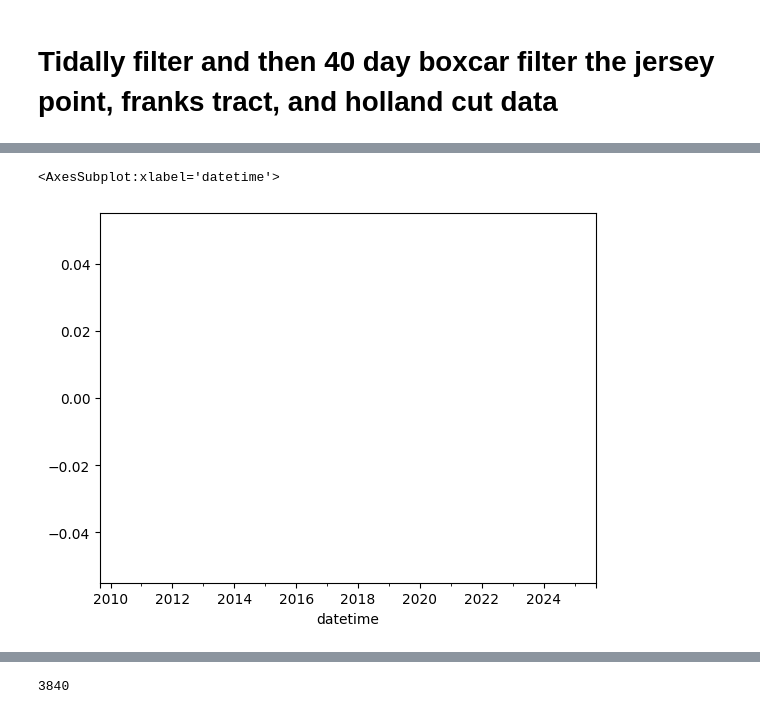
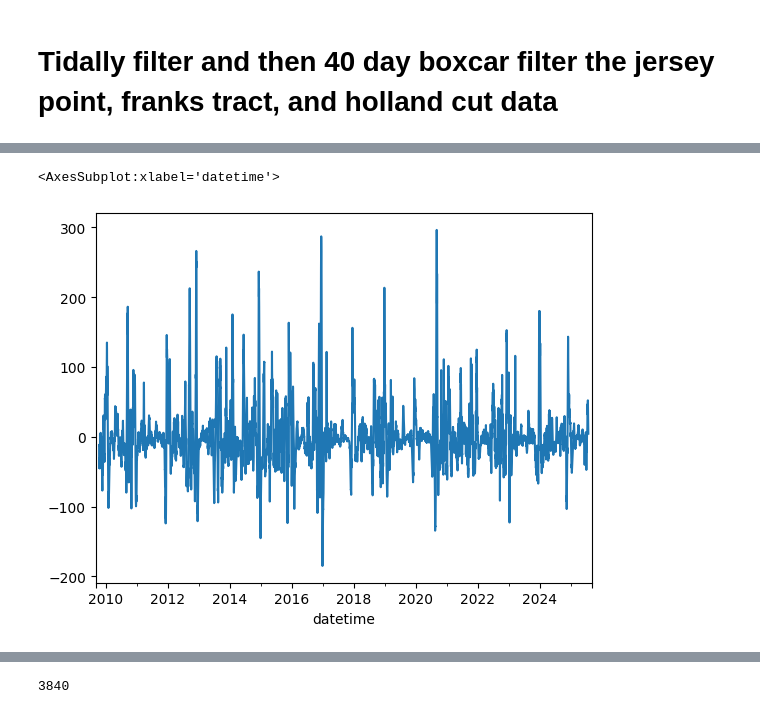
Before and after one commit to jennaisrael/Savio_scratch_back_up, a Jupyter notebook: climate_data_processing/identify_stp/salinity_bc_40_day_BC_filter.ipynb, the cells around one changed output, grey strips where cells are left out. Drawn from its saved outputs; the diff is of its cells as text; code cells hidden in the pictures.

Commit message:
gapfill and filter hol2

```diff
--- a/climate_data_processing/identify_stp/salinity_bc_40_day_BC_filter.ipynb
+++ b/climate_data_processing/identify_stp/salinity_bc_40_day_BC_filter.ipynb
@@ -57,3 +57,10 @@ def filter_timeseries(tss, cutoff_period=hours(40)):
     return ts_filtered
 # %% [markdown]
 # Tidally filter and then 40 day boxcar filter the jersey point, franks tract, and holland cut data
+# %%
+dtformat = '%Y-%m-%dT%H:%M:%S'
+hol2_filled=pd.read_csv('/global/scratch/users/jennaisrael/time_varying_data/dmsdatastore/salinity/hol2_gapfilled_2025_12_15.csv')
+hol2_filled['datetime']=pd.to_datetime(hol2_filled['datetime'],format=dtformat)
+hol2_filled.set_index("datetime",inplace=True)
+hol2_filled=hol2_filled.asfreq('15min')
+hol2_filt=filter_timeseries(hol2_filled).dropna()
@@ -114,51 +135,51 @@ jp_filt
 # %%
-#try a boxcar to compare with the elliptical filter
-#30 minute sampling frequency to Hertz
+#40 day boxcar
+#15 minute sampling frequency to Hertz
 ptide=15 #data collection period in minutes
 
 M_40d=int((60*24*40)/ptide) #size of the window in samples
 box_40d = np.ones(M_40d)/M_40d
 
 #to implement the box car, convolve with the window, then trim the errorneous values as the beginnibg and end when using this 'same' method
-Njp=len(jp_filt["Salinity[mS/cm]"])
-Nfrk=len(frk_filt["Salinity[mS/cm]"])
-Nhol2=len(hol2_dms_filt["Salinity[mS/cm]"])
+# Njp=len(jp_filt["Salinity[mS/cm]"])
+# Nfrk=len(frk_filt["Salinity[mS/cm]"])
+Nhol2=len(hol2_filt["Salinity[microS/cm]"])
 
-jp_bc = jp_filt["Salinity[mS/cm]"].sub(signal.convolve(jp_filt["Salinity[mS/cm]"],box_40d,mode='same'))
+hol2_bc = hol2_filt["Salinity[microS/cm]"].sub(signal.convolve(hol2_filt["Salinity[microS/cm]"],box_40d,mode='same'))
 # ptreyes.subtide.sub(signal.convolve(ptreyes.subtide,box_18d,mode='same'))
 # #ptreyes['box_40d_filt'] =  ptreyes.subtide-signal.convolve(ptreyes.subtide,box_40d_sig)
 # ptreyes['box_40d_filt'] =  ptreyes.subtide-signal.convolve(ptreyes.subtide,box_40d,mode='same')
 # ptreyes['box_100d_filt'] = ptreyes.subtide-signal.convolve(ptreyes.subtide,box_100d,mode='same')
 # ptreyes['box_190d_filt'] = ptreyes.subtide-signal.convolve(ptreyes.subtide,box_190d,mode='same')
 
 
 # monterey['box_18d_filt'] = monterey.subtide-signal.convolve(monterey.subtide,box_18d,mode='same')
 # monterey['box_40d_filt'] =  monterey.subtide-signal.convolve(monterey.subtide,box_40d,mode='same')
 # monterey['box_100d_filt'] = monterey.subtide-signal.convolve(monterey.subtide,box_100d,mode='same')
 # monterey['box_190d_filt'] = monterey.subtide-signal.convolve(monterey.subtide,box_190d,mode='same')
 
 #throw out the first and last M entries due to width of box car
-jp_bc[0:M_40d] = np.nan
-jp_bc[Njp-M_40d:] = np.nan
+hol2_bc[0:M_40d] = np.nan
+hol2_bc[Nhol2-M_40d:] = np.nan
 
-jp_bc.plot()
+hol2_bc.plot()
 # ptreyes['box_18d_filt'][0:M_18d] = np.nan
 # ptreyes['box_18d_filt'][Npr-M_18d:] = np.nan
 # ptreyes['box_40d_filt'][0:M_40d] = np.nan
 # ptreyes['box_40d_filt'][Npr-M_40d:] = np.nan
 # ptreyes['box_100d_filt'][0:M_100d] = np.nan
 # ptreyes['box_100d_filt'][Npr-M_100d:] = np.nan
 # ptreyes['box_190d_filt'][0:M_190d] = np.nan
 # ptreyes['box_190d_filt'][Npr-M_190d:] = np.nan
 
 # monterey['box_18d_filt'][0:M_18d] = np.nan
 # monterey['box_18d_filt'][Nmb-M_18d:] = np.nan
 # monterey['box_40d_filt'][0:M_40d] = np.nan
 # monterey['box_40d_filt'][Nmb-M_40d:] = np.nan
 # monterey['box_100d_filt'][0:M_100d] = np.nan
 # monterey['box_100d_filt'][Nmb-M_100d:] = np.nan
 # monterey['box_190d_filt'][0:M_190d] = np.nan
 # monterey['box_190d_filt'][Nmb-M_190d:] = np.nan
 # %% [output]
 <AxesSubplot:xlabel='datetime'>
-[figure, old version]
+[figure, new version]
```
Also changed, not shown: parts of 5 cells of this notebook, 1 other file.
